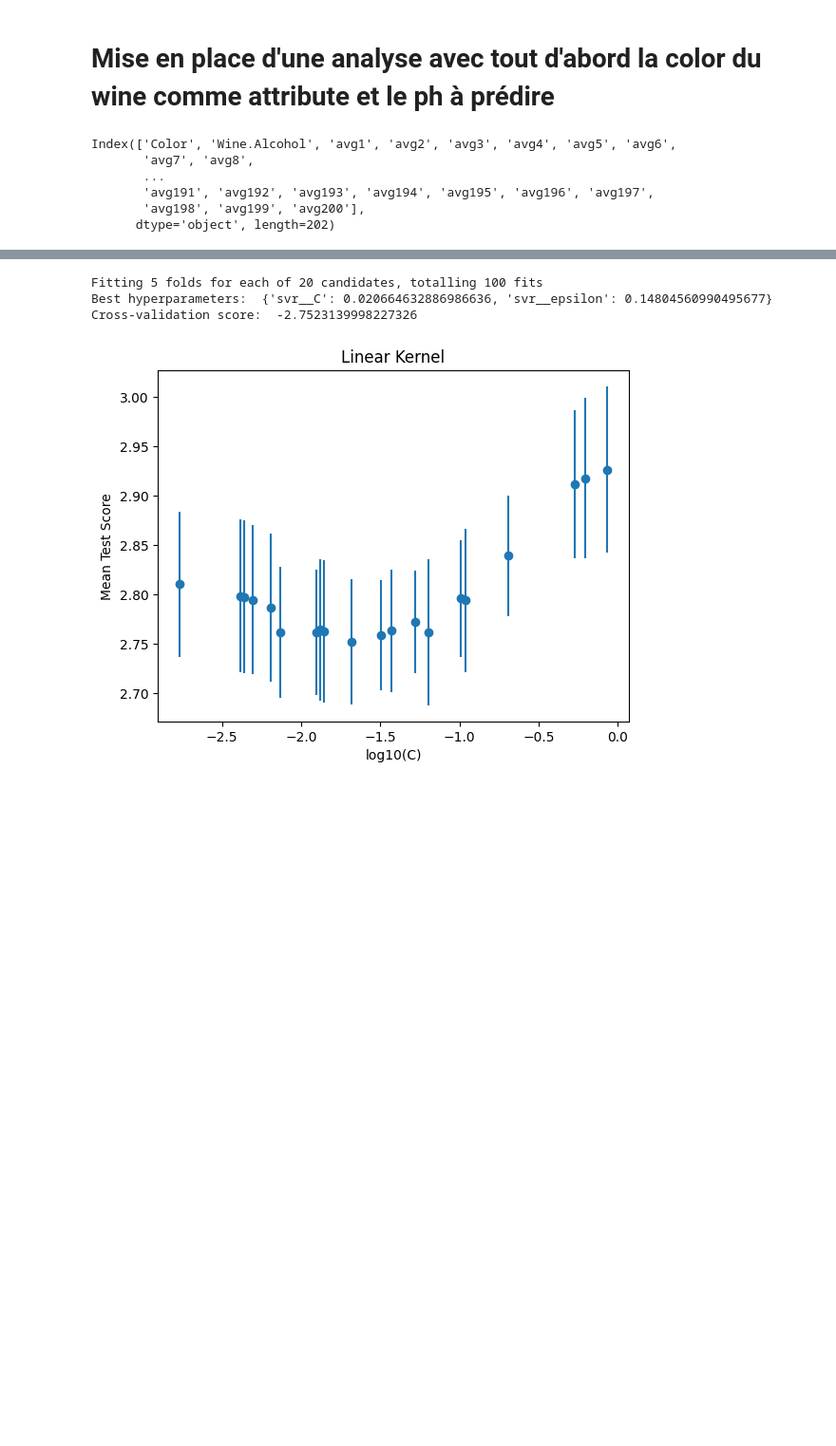
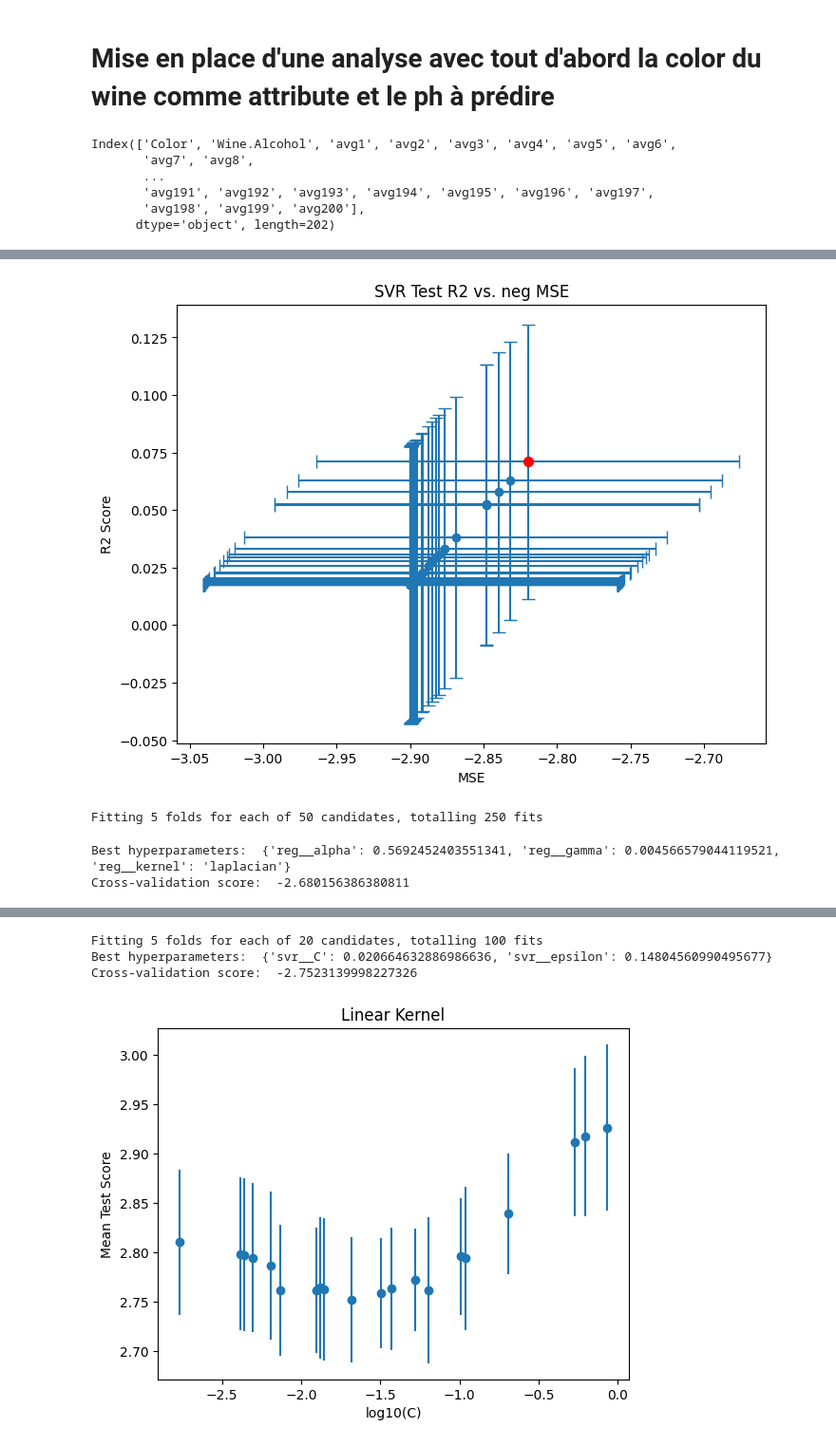
Before and after one commit to ameliemelo/projet_wine, a Jupyter notebook: all_col_standard_scaled.ipynb, the cells around one changed output, grey strips where cells are left out. Shown at 95% size. Saved outputs shown, nothing was run; the diff lists cells and outputs as text; code cells hidden in the pictures; blank space fills up the shorter version.

```diff
--- a/all_col_standard_scaled.ipynb
+++ b/all_col_standard_scaled.ipynb
@@ -232,0 +266,42 @@ scorers = {
+# %%
+import matplotlib.pyplot as plt
+
+
+mean_test_scores = rand_rid.cv_results_['mean_test_mse']
+mean_test_r2_scores = rand_rid.cv_results_['mean_test_r2']
+std_test_score = rand_rid.cv_results_['std_test_mse']
+std_test_r2_scores = rand_rid.cv_results_['std_test_r2']
+best_i = rand_rid.best_index_
+
+plt.figure(figsize=(8, 6))
+plt.errorbar(mean_test_scores, mean_test_r2_scores, xerr = std_test_score ,yerr=std_test_r2_scores, fmt='o', capsize=5)
+plt.scatter(mean_test_scores[best_i], mean_test_r2_scores[best_i], color='red', s=50, zorder=10)
+plt.xlabel('MSE')
+plt.ylabel('R2 Score')
+plt.title('SVR Test R2 vs. neg MSE')
+plt.show()
+# %% [output]
+[figure, added]
+# %%
+from sklearn.kernel_ridge import KernelRidge
+
+param_dist_kr = {'reg__alpha': loguniform(1e-2, 1e1),
+            'reg__gamma': loguniform(1e-3, 1e1),
+            'reg__kernel':['linear', 'poly', 'rbf', 'sigmoid', 'laplacian']}
+
+pKerR = Pipeline([
+    ('preprocessor', preprocessor),
+    ('reg', KernelRidge())
+])
+
+
+rand_KerR = RandomizedSearchCV(pKerR, param_distributions=param_dist_kr, scoring=scorers, refit='mse',verbose=1, n_iter=50, cv=cv, random_state=7)
+
+rand_KerR.fit(X_train, y_train.values.ravel())
+exp_models["rand_lin"]=rand_KerR
+print("Best hyperparameters: ", rand_KerR.best_params_)
+print("Cross-validation score: ", rand_KerR.best_score_)
+# %% [output]
+Fitting 5 folds for each of 50 candidates, totalling 250 fits
+Best hyperparameters:  {'reg__alpha': 0.5692452403551341, 'reg__gamma': 0.004566579044119521, 'reg__kernel': 'laplacian'}
+Cross-validation score:  -2.680156386380811
```
Also changed, not shown: parts of 9 cells of this notebook, 1 other file.
